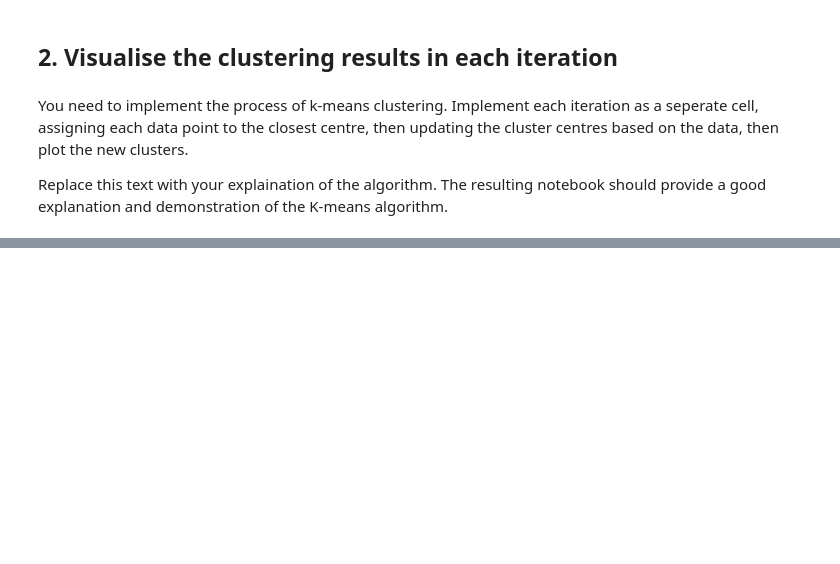
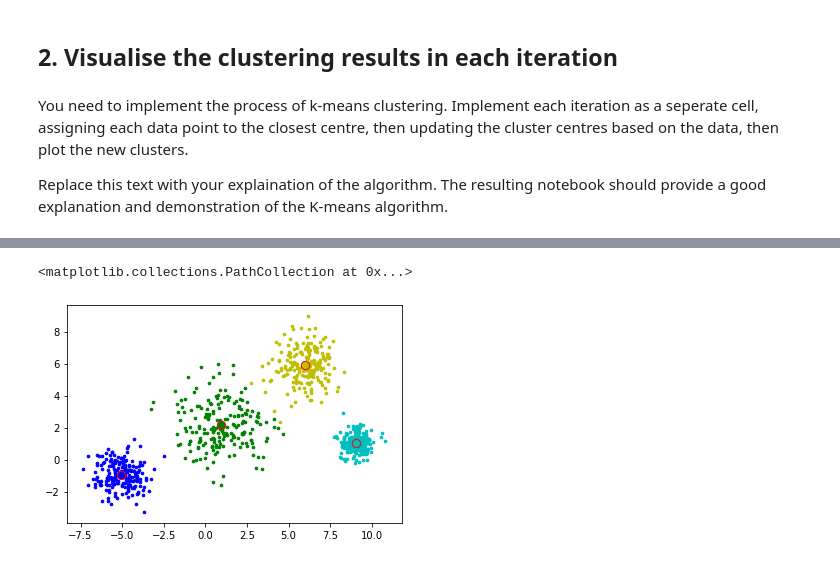
Before and after one commit to garyliu427/portfolio-2019-garyliu427, a Jupyter notebook: Portfolio 3.ipynb, the cells around one changed output, grey strips where cells are left out. Saved outputs shown, nothing was run; the diff lists cells and outputs as text; code cells hidden in the pictures; blank space fills up the shorter version.

```diff
--- a/Portfolio 3.ipynb
+++ b/Portfolio 3.ipynb
@@ -70,0 +170,23 @@ plt.scatter(centroids[:,0], centroids[:,1], c=color, s=70, edgecolor='r');
+# %%
+center_point_step4, new_data4 = k_means_onestep(data, center_point_step3)
+# print(center_point_step4)
+
+for p1 in new_data4[0]:
+    plt.scatter(p1[0], p1[1], s=7,c=color[0])
+
+for p2 in new_data4[1]:
+    plt.scatter(p2[0], p2[1], s=7, c=color[1])
+
+for p3 in new_data4[2]:
+    plt.scatter(p3[0], p3[1], s=7, c=color[2])
+
+for p4 in new_data4[3]:
+    plt.scatter(p4[0], p4[1], s=7, c=color[3])
+
+plt.scatter(center_point_step4[0][0], center_point_step4[0][1], s=70, c=color[0], edgecolor='r')
+plt.scatter(center_point_step4[1][0], center_point_step4[1][1], s=70, c=color[1], edgecolor='r')
+plt.scatter(center_point_step4[2][0], center_point_step4[2][1], s=70, c=color[2], edgecolor='r')
+plt.scatter(center_point_step4[3][0], center_point_step4[3][1], s=70, c=color[3], edgecolor='r')
+# %% [output]
+<matplotlib.collections.PathCollection at 0x...>
+[figure, added]
```
Also changed, not shown: parts of 14 cells of this notebook.
